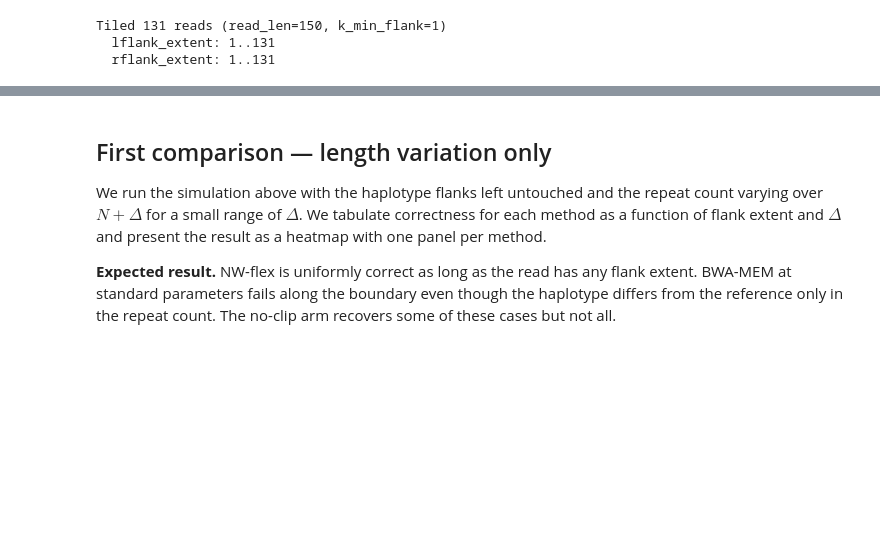
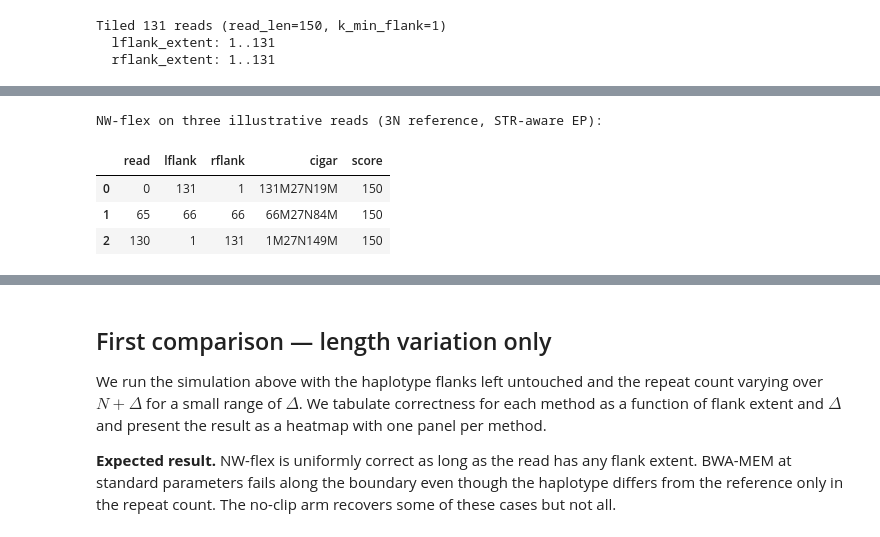
Before and after one commit to nwflex/nwflex, a Jupyter notebook: notebooks/07_NWflex_BWA_Comparison.ipynb, the cells around one changed output, grey strips where cells are left out. Cells and saved outputs as stored; diff of their text form; code cells hidden in the pictures; blank space fills up the shorter version.

```diff
--- a/notebooks/07_NWflex_BWA_Comparison.ipynb
+++ b/notebooks/07_NWflex_BWA_Comparison.ipynb
@@ -258,0 +271,39 @@ For NW-flex we use an extended reference with $3N$ repeat copies, so the EP patt
+# %%
+from nwflex.aligners import RefAligner
+
+# Build the extended NW-flex reference: same flanks as the locus, three times the motif copies.
+nwflex_locus = STRLocus(A=locus.A, R=locus.R, N=3 * locus.N, B=locus.B)
+
+# Build the STR-aware EP pattern (Notebook 4); contracts the 3N run to any allowed haplotype count in one pass.
+EP = build_EP_STR_phase(nwflex_locus.n, nwflex_locus.s, nwflex_locus.e, nwflex_locus.k)
+
+# Construct the aligner with BWA-MEM-compatible scoring (matched to the BWA cell above).
+aligner = RefAligner(
+    ref=nwflex_locus.X,
+    extra_predecessors=EP,
+    score_matrix=score_matrix,
+    gap_open=gap_open,
+    gap_extend=gap_extend,
+    alphabet_to_index=a2i,
+    free_X=True,
+    free_Y=True,
+    max_read_length=READ_LEN + 5,
+)
+
+# Run NW-flex on the same three illustrative reads.
+res_nwflex = [aligner.align_simple(reads[i].sequence) for i in illustrative_idx]
+
+print("NW-flex on three illustrative reads (3N reference, STR-aware EP):")
+pd.DataFrame({
+    "read":   illustrative_idx,
+    "lflank": [r.lflank_extent for r in illustrative_reads],
+    "rflank": [r.rflank_extent for r in illustrative_reads],
+    "cigar":  [a["cigar"] for a in res_nwflex],
+    "score":  [int(a["score"]) for a in res_nwflex],
+})
+# %% [output]
+NW-flex on three illustrative reads (3N reference, STR-aware EP):
+|  | read | lflank | rflank | cigar | score |
+| 0 | 0 | 131 | 1 | 131M27N19M | 150 |
+| 1 | 65 | 66 | 66 | 66M27N84M | 150 |
+| 2 | 130 | 1 | 131 | 1M27N149M | 150 |
```
Also changed, not shown: parts of 19 cells of this notebook, 6 other files.
